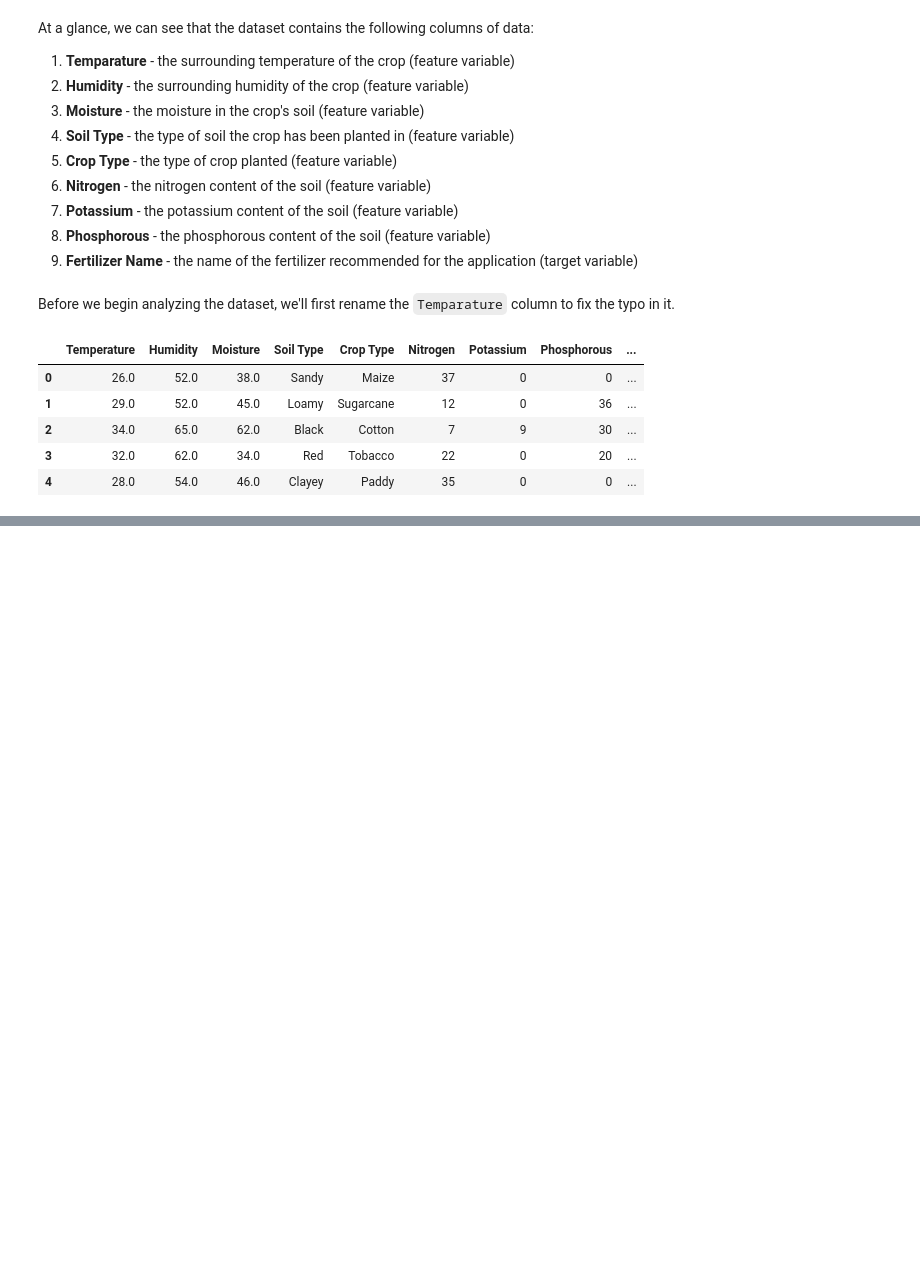
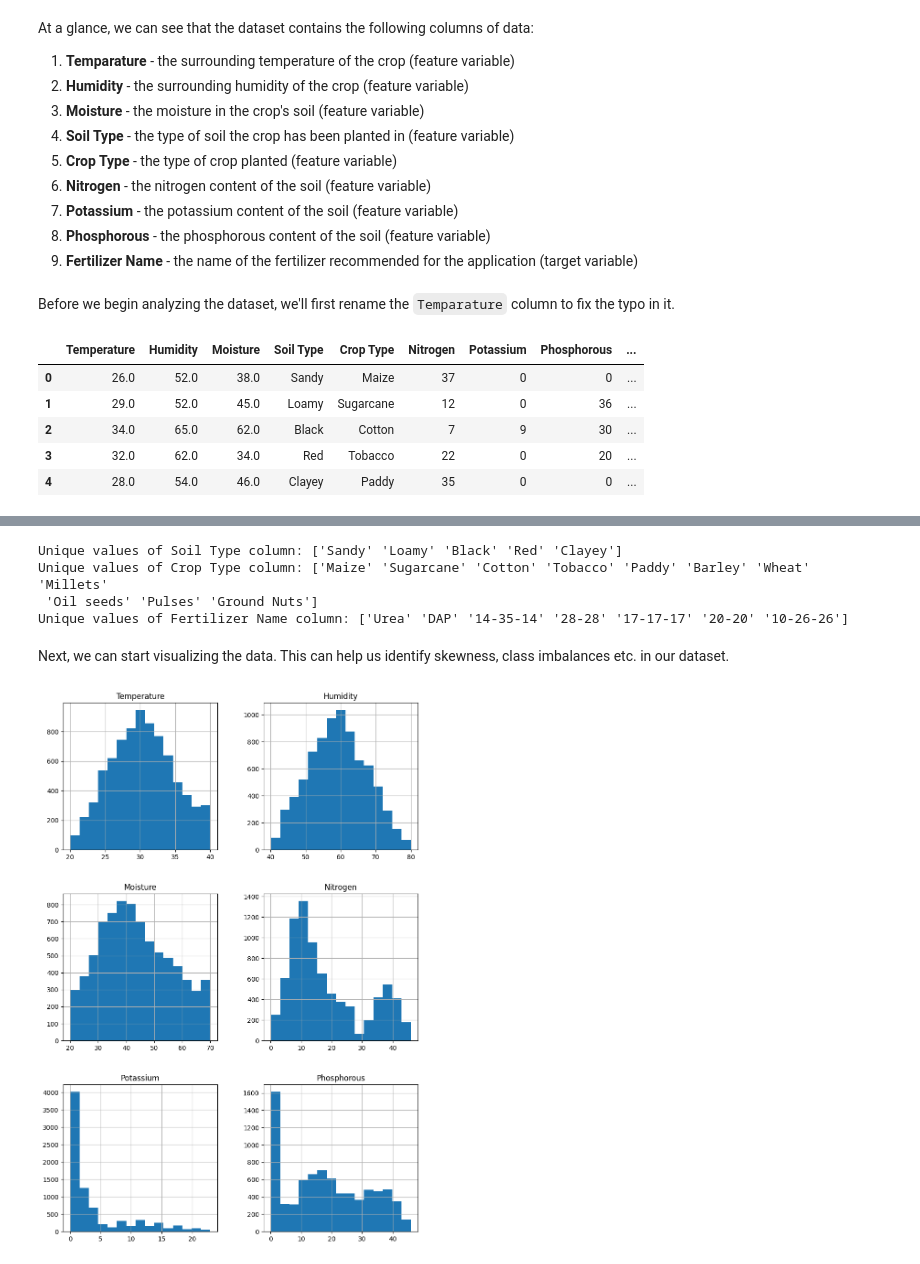
Before and after one commit to Caramel-Labs/pohora.lk, a Jupyter notebook: experiments/EXP1.ipynb, the cells around one changed output, grey strips where cells are left out. Cells and saved outputs as stored; diff of their text form; code cells hidden in the pictures; blank space fills up the shorter version.

```diff
--- a/experiments/EXP1.ipynb
+++ b/experiments/EXP1.ipynb
@@ -74,0 +162,28 @@ df.head()
+# %%
+# Check unique values of categorical data
+
+# Iterate over each column of the dataframe
+for column in df.columns:
+    if df[column].dtype == "object":
+        # Retrieve list of unique values for particular column
+        unique_values = df[column].unique()
+
+        # Display result
+        print(f"Unique values of {column} column: {unique_values}")
+# %% [output]
+Unique values of Soil Type column: ['Sandy' 'Loamy' 'Black' 'Red' 'Clayey']
+Unique values of Crop Type column: ['Maize' 'Sugarcane' 'Cotton' 'Tobacco' 'Paddy' 'Barley' 'Wheat' 'Millets'
+ 'Oil seeds' 'Pulses' 'Ground Nuts']
+Unique values of Fertilizer Name column: ['Urea' 'DAP' '14-35-14' '28-28' '17-17-17' '20-20' '10-26-26']
+# %% [markdown]
+Next, we can start visualizing the data. This can help us identify skewness, class imbalances etc. in our dataset.
+# %%
+# Draw histograms for continuous data in dataset
+df.hist(
+    figsize=(10,15),
+    bins=15,
+)
+
+plt.show()
+# %% [output]
+[figure, added]
```
Also changed, not shown: parts of 14 cells of this notebook.
